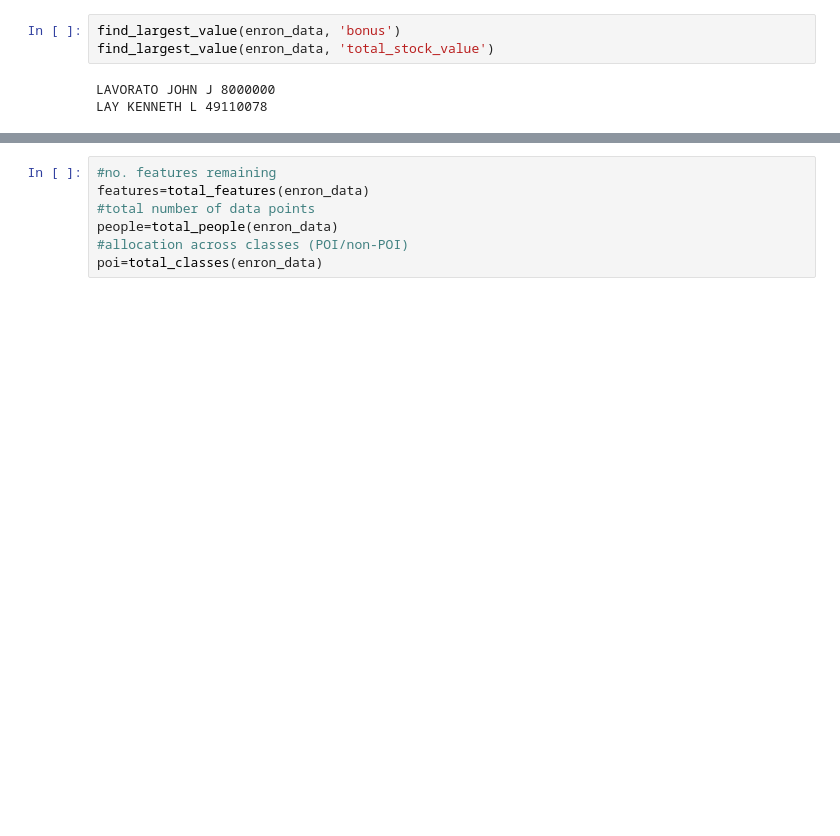
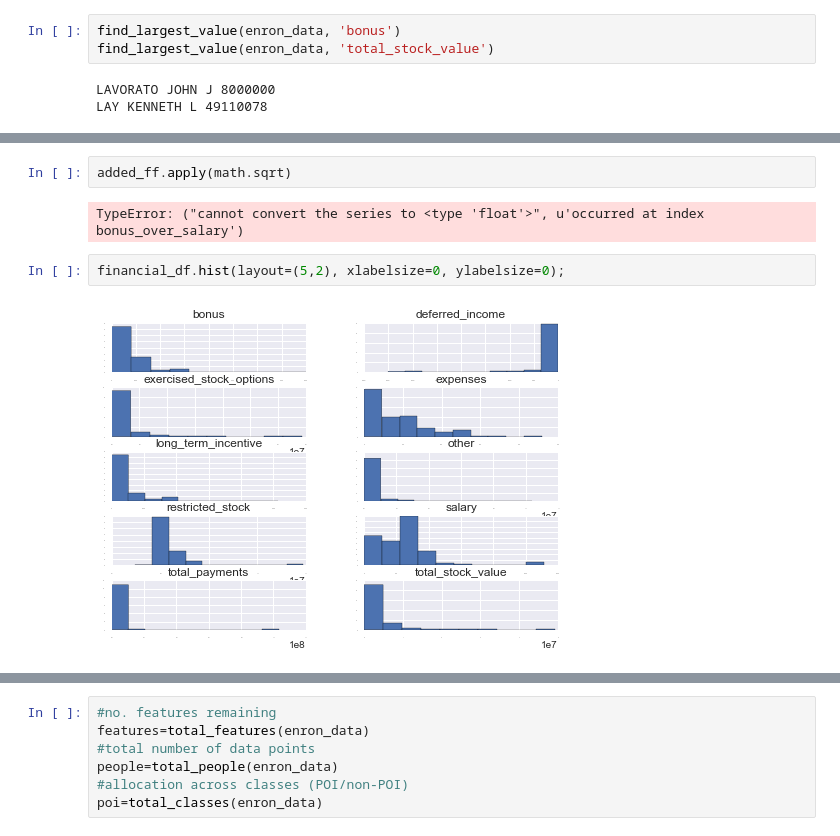
Before and after one commit to LayneNewhouse/Machine-Learning, a Jupyter notebook: Project5.ipynb, the cells around one changed output, grey strips where cells are left out. Cells and saved outputs as stored; diff of their text form; blank space fills up the shorter version.

```diff
--- a/Project5.ipynb
+++ b/Project5.ipynb
@@ -289,0 +365,8 @@ During my first few iterations of this project I had left the data as is but aft
+# %%
+added_ff.apply(math.sqrt)
+# %% [output]
+TypeError: ("cannot convert the series to <type 'float'>", u'occurred at index bonus_over_salary')
+# %%
+financial_df.hist(layout=(5,2), xlabelsize=0, ylabelsize=0);
+# %% [output]
+[figure, added]
```
Also changed, not shown: parts of 15 cells of this notebook.
